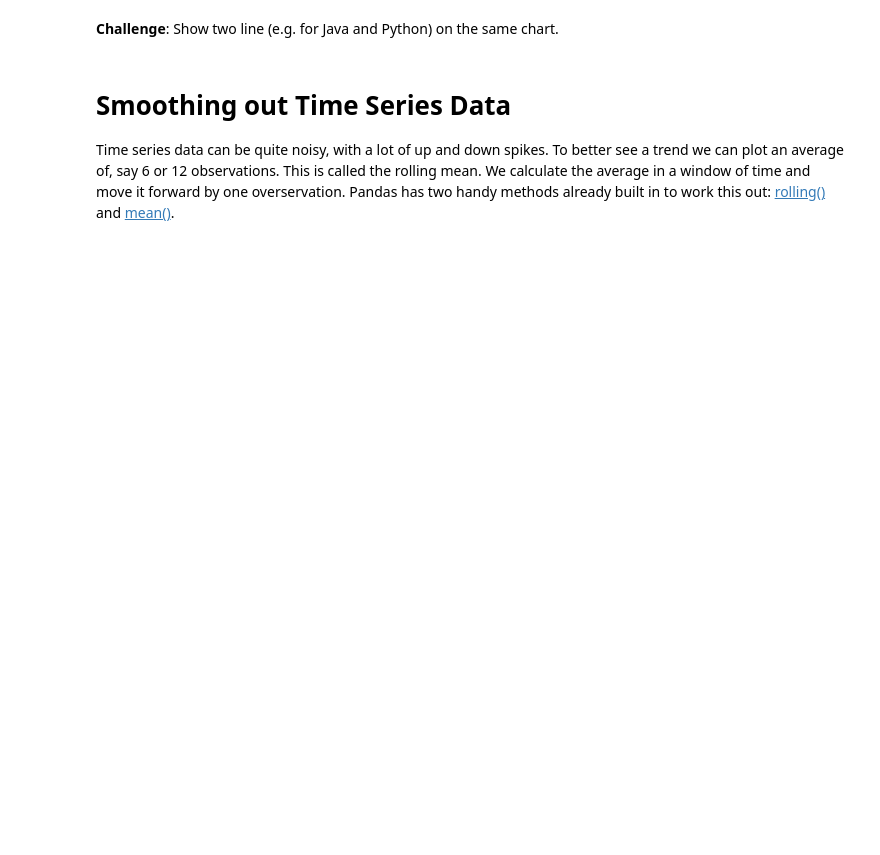
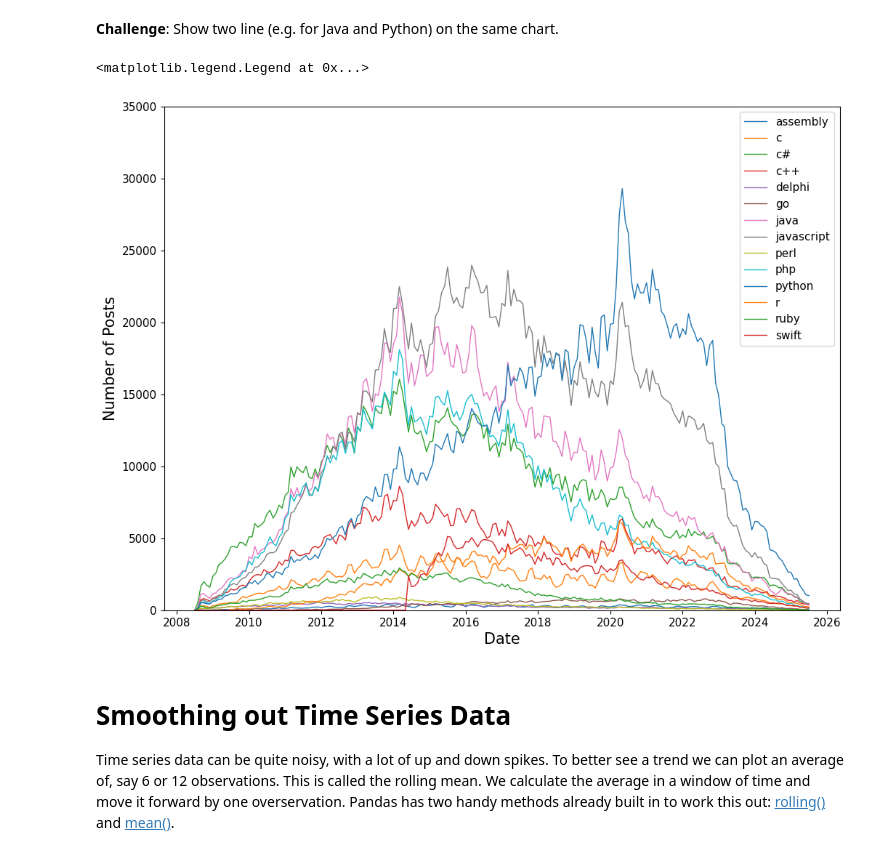
Before and after one commit to AndyRoy04/100DaysOfCode_Python, a Jupyter notebook: Day_73/Programming_Languages_(start).ipynb, the cells around one changed output. Drawn from its saved outputs; the diff is of its cells as text; code cells hidden in the pictures; blank space fills up the shorter version.

```diff
--- a/Day_73/Programming_Languages_(start).ipynb
+++ b/Day_73/Programming_Languages_(start).ipynb
@@ -227,5 +226,20 @@ plt.plot(reshaped_df.index, reshaped_df['java'])
 # %% [markdown]
 **Challenge**: Show two line (e.g. for Java and Python) on the same chart.
+# %%
+plt.figure(figsize=(12, 9))     # giving a specific size to our frame
+plt.xticks(fontsize=11)     # changing the fontsize of each point in the x-axis
+plt.yticks(fontsize=11)
+plt.xlabel("Date", fontsize=15)
+plt.ylabel("Number of Posts", fontsize=15)
+plt.ylim(0, 35000)  # setting lower and upper bounds in the y-axis
+
+for column in reshaped_df.columns:  # getting the names of all the columns in the dataframe
+    plt.plot(reshaped_df.index, reshaped_df[column], linewidth=1, label=reshaped_df[column].name)   # plotting all columns 1 after another
+
+plt.legend(fontsize=11)
+# %% [output]
+<matplotlib.legend.Legend at 0x...>
+[figure, added]
 # %% [markdown]
 # Smoothing out Time Series Data
 
```
Also changed, not shown: parts of 1 cell of this notebook.
